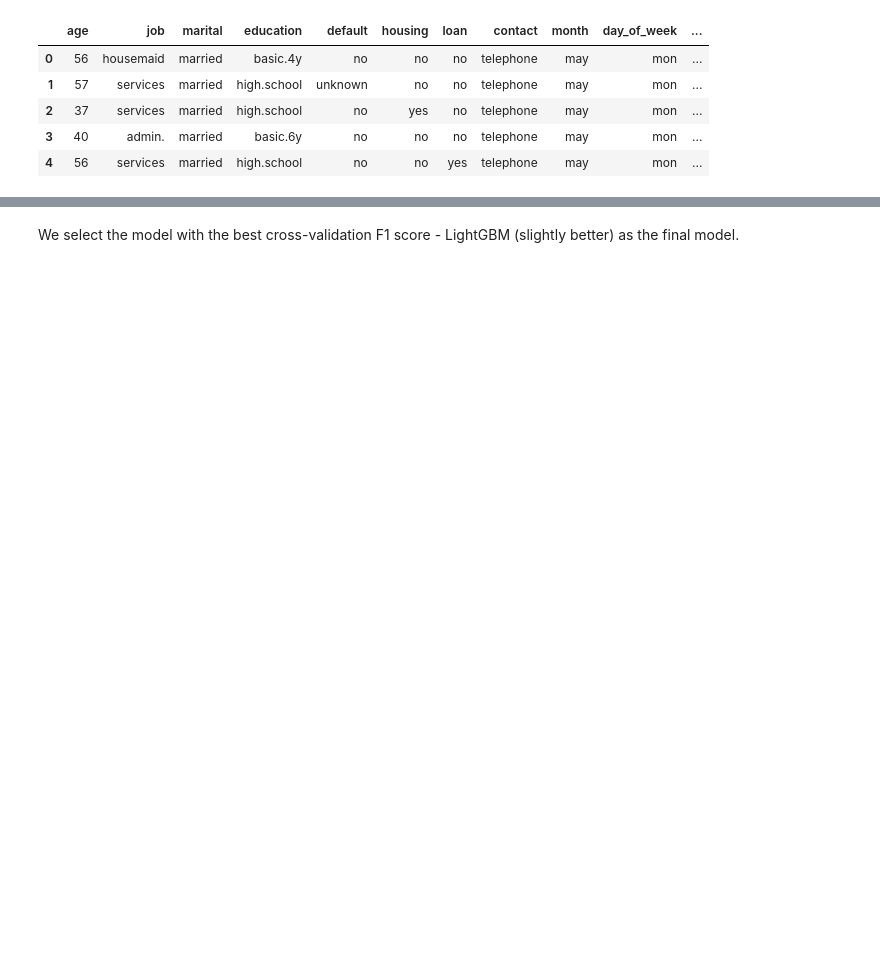
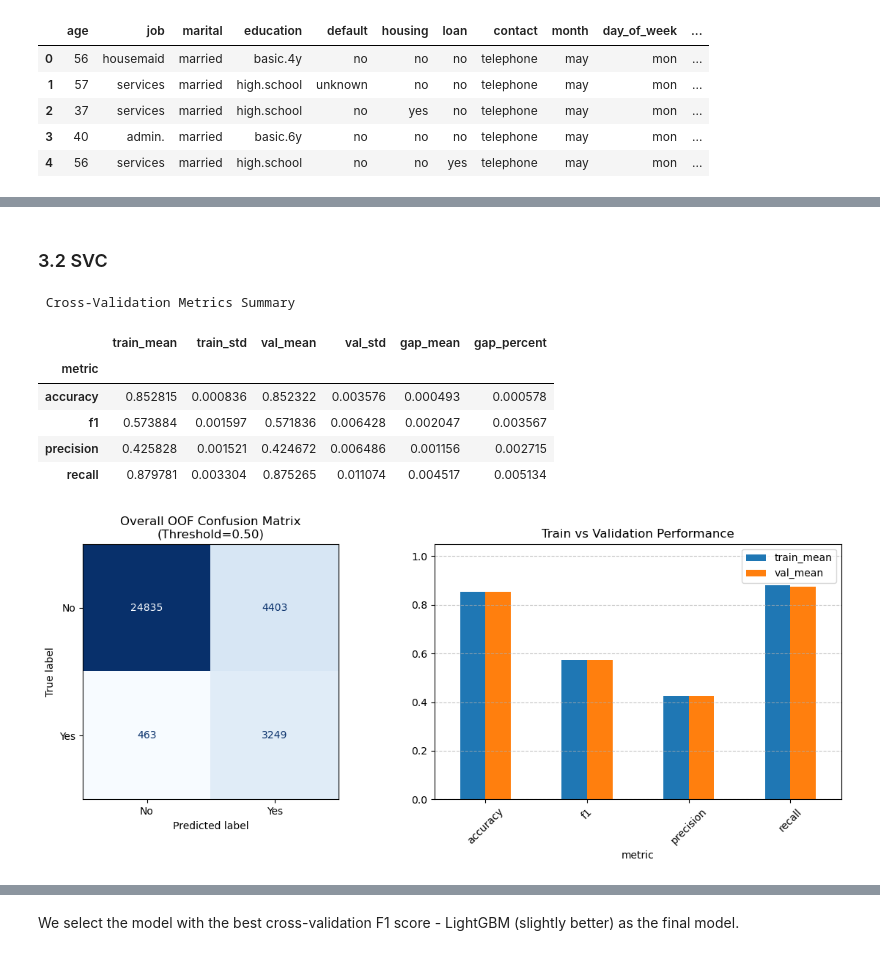
Before and after one commit to hjx2020/bank-marketing, a Jupyter notebook: bank_marketing_analysis.ipynb, the cells around one changed output, grey strips where cells are left out. Drawn from its saved outputs; the diff is of its cells as text; code cells hidden in the pictures; blank space fills up the shorter version.

```diff
--- a/bank_marketing_analysis.ipynb
+++ b/bank_marketing_analysis.ipynb
@@ -611,0 +454,37 @@ plt.show()
+# %% [markdown]
+### 3.2 SVC
+# %%
+from sklearn.svm import LinearSVC
+
+# Use linearsvc instead of svc. (scaling inefficiency and high dimensionality)
+base_linearsvc = LinearSVC(class_weight='balanced', random_state=42)
+
+base_test_pipe = Pipeline(steps=[
+    ('preprocessor', preprocessor),
+    ('classifier', base_linearsvc)
+])
+
+base_test_pipe.fit(X_train, y_train)
+
+hist = cv_classification_report_df(base_test_pipe, X_train, y_train, cv=5, prob_opt = False)
+
+# no overfitting, but more like underfitting.
+
+# base_svc = SVC(probability=True, random_state=42, class_weight='balanced')
+# base_svc_pipe = Pipeline(steps=[
+#     ('preprocessor', preprocessor),
+#     ('classifier', base_svc)
+# ])
+
+# base_svc_pipe.fit(X_train, y_train)
+
+# hist = cv_classification_report_df(base_svc_pipe, X_train, y_train, cv=5)
+# %% [output]
+ Cross-Validation Metrics Summary
+|  | train_mean | train_std | val_mean | val_std | gap_mean | gap_percent |
+| metric |  |  |  |  |  |  |
+| accuracy | 0.852815 | 0.000836 | 0.852322 | 0.003576 | 0.000493 | 0.000578 |
+| f1 | 0.573884 | 0.001597 | 0.571836 | 0.006428 | 0.002047 | 0.003567 |
+| precision | 0.425828 | 0.001521 | 0.424672 | 0.006486 | 0.001156 | 0.002715 |
+| recall | 0.879781 | 0.003304 | 0.875265 | 0.011074 | 0.004517 | 0.005134 |
+[figure, added]
```
Also changed, not shown: parts of 168 cells of this notebook, 13 other files.
